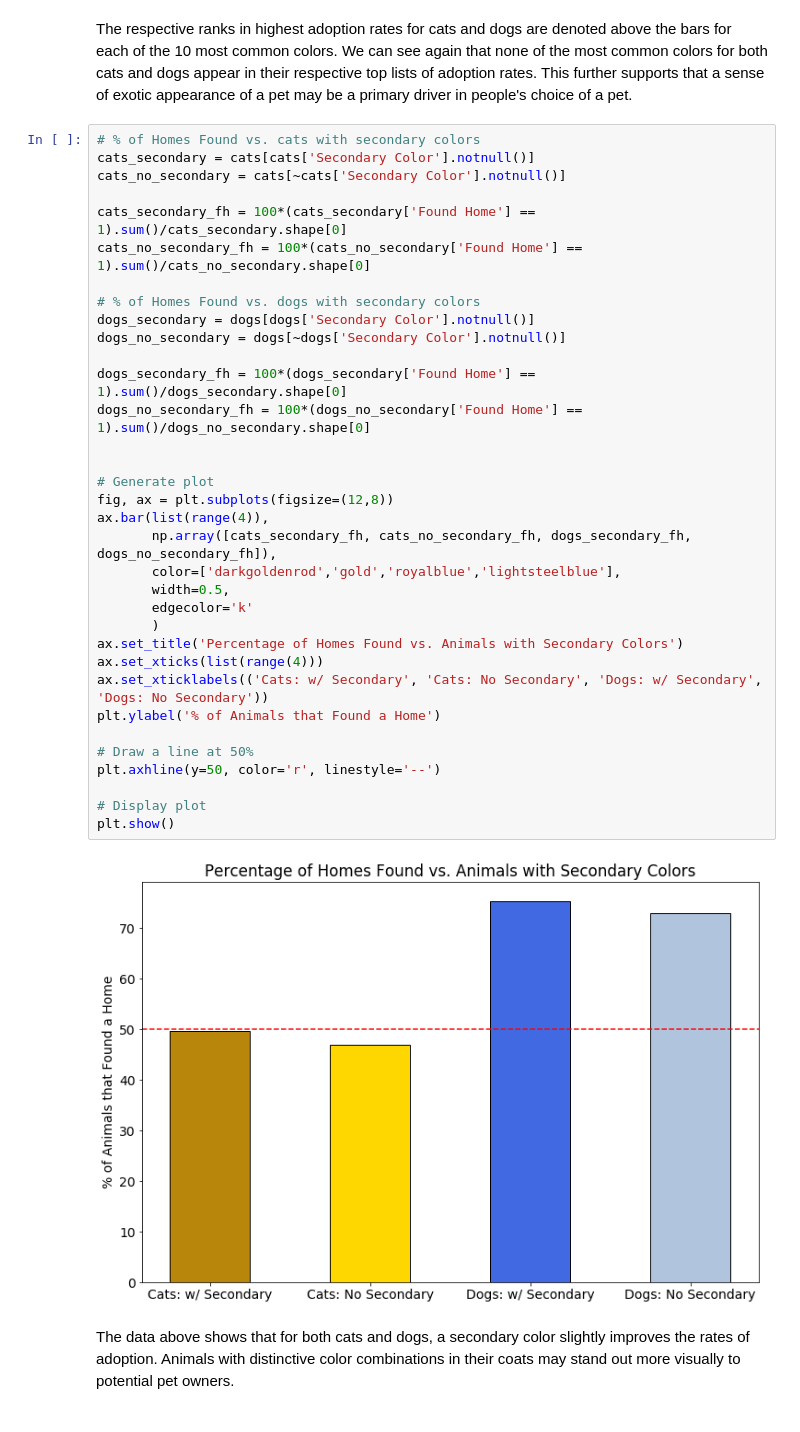
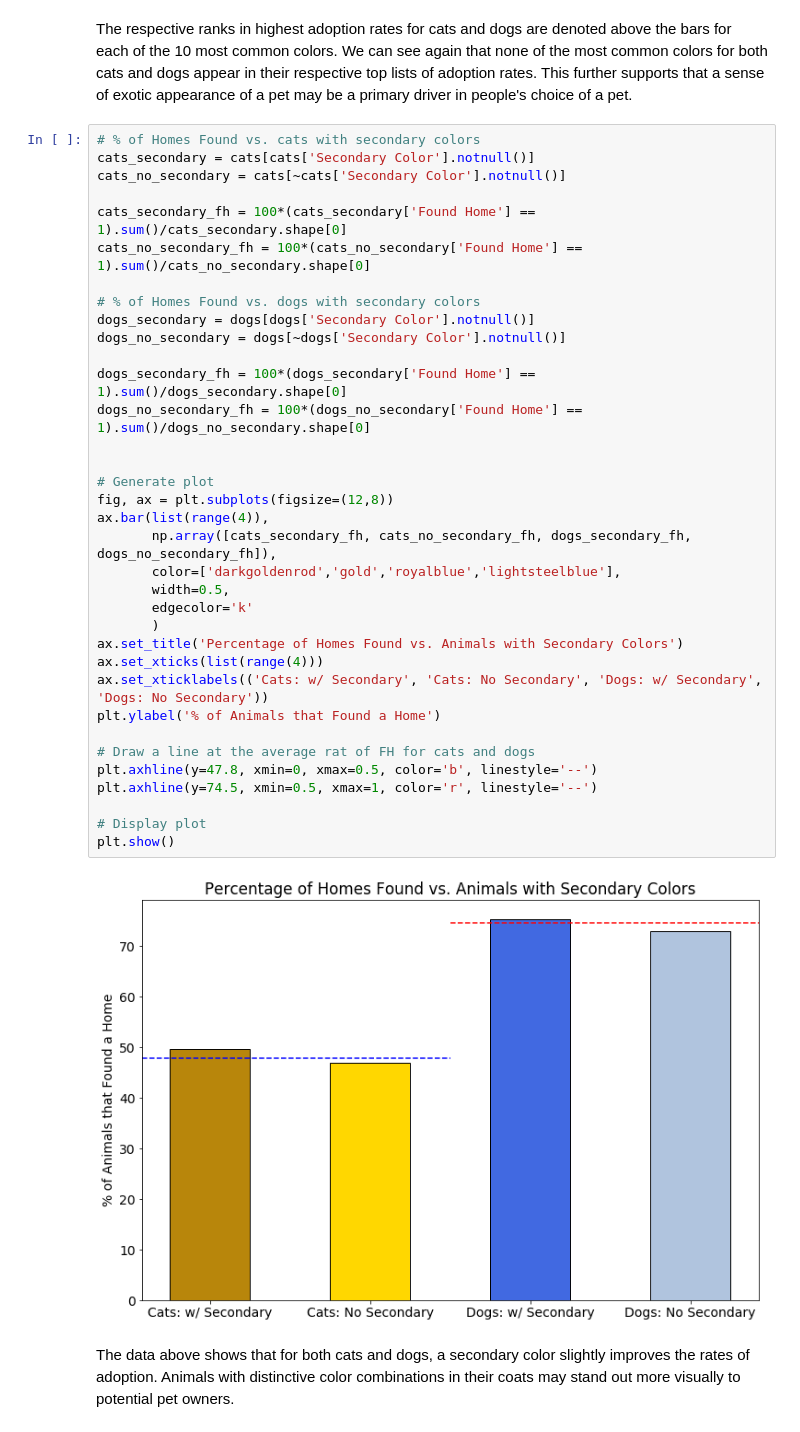
Before and after one commit to emenriquez/Springboard-Coursework, a Jupyter notebook: Capstone Project 1/Data Story - Pet Adoption.ipynb, the cells around one changed output. Saved outputs shown, nothing was run; the diff lists cells and outputs as text.

Commit message:
Updated figures and explanations

```diff
--- a/Capstone Project 1/Data Story - Pet Adoption.ipynb
+++ b/Capstone Project 1/Data Story - Pet Adoption.ipynb
@@ -834,36 +835,37 @@ cats_secondary = cats[cats['Secondary Color'].notnull()]
 cats_no_secondary = cats[~cats['Secondary Color'].notnull()]
 
 cats_secondary_fh = 100*(cats_secondary['Found Home'] == 1).sum()/cats_secondary.shape[0]
 cats_no_secondary_fh = 100*(cats_no_secondary['Found Home'] == 1).sum()/cats_no_secondary.shape[0]
 
 # % of Homes Found vs. dogs with secondary colors
 dogs_secondary = dogs[dogs['Secondary Color'].notnull()]
 dogs_no_secondary = dogs[~dogs['Secondary Color'].notnull()]
 
 dogs_secondary_fh = 100*(dogs_secondary['Found Home'] == 1).sum()/dogs_secondary.shape[0]
 dogs_no_secondary_fh = 100*(dogs_no_secondary['Found Home'] == 1).sum()/dogs_no_secondary.shape[0]
 
 
 # Generate plot
 fig, ax = plt.subplots(figsize=(12,8))
 ax.bar(list(range(4)),
        np.array([cats_secondary_fh, cats_no_secondary_fh, dogs_secondary_fh, dogs_no_secondary_fh]),
        color=['darkgoldenrod','gold','royalblue','lightsteelblue'],
        width=0.5,
        edgecolor='k'
        )
 ax.set_title('Percentage of Homes Found vs. Animals with Secondary Colors')
 ax.set_xticks(list(range(4)))
 ax.set_xticklabels(('Cats: w/ Secondary', 'Cats: No Secondary', 'Dogs: w/ Secondary', 'Dogs: No Secondary'))
 plt.ylabel('% of Animals that Found a Home')
 
-# Draw a line at 50%
-plt.axhline(y=50, color='r', linestyle='--')
+# Draw a line at the average rat of FH for cats and dogs
+plt.axhline(y=47.8, xmin=0, xmax=0.5, color='b', linestyle='--')
+plt.axhline(y=74.5, xmin=0.5, xmax=1, color='r', linestyle='--')
 
 # Display plot
 plt.show()
 # %% [output]
-[figure, old version]
+[figure, new version]
 # %% [markdown]
 The data above shows that for both cats and dogs, a secondary color slightly improves the rates of adoption. Animals with distinctive color combinations in their coats may stand out more visually to potential pet owners.
 # %% [markdown]
```
Also changed, not shown: parts of 1 cell of this notebook.
